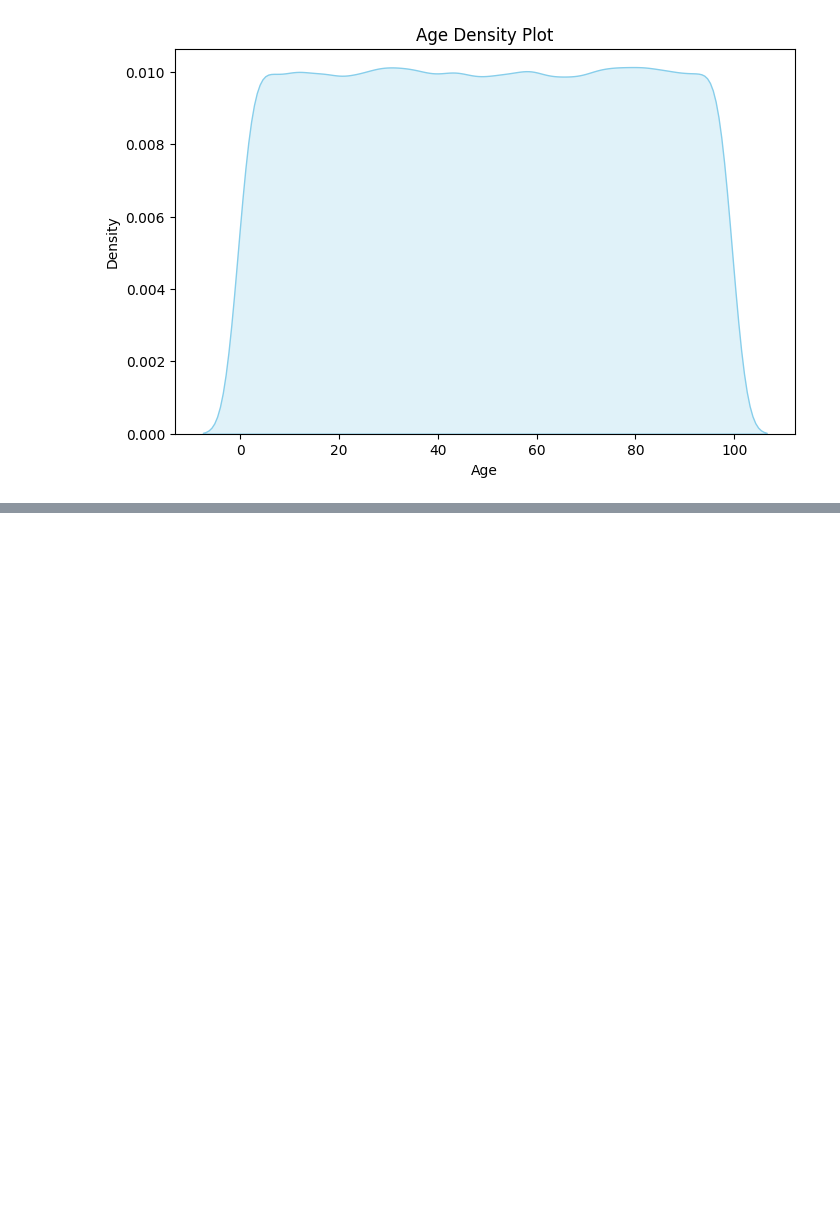
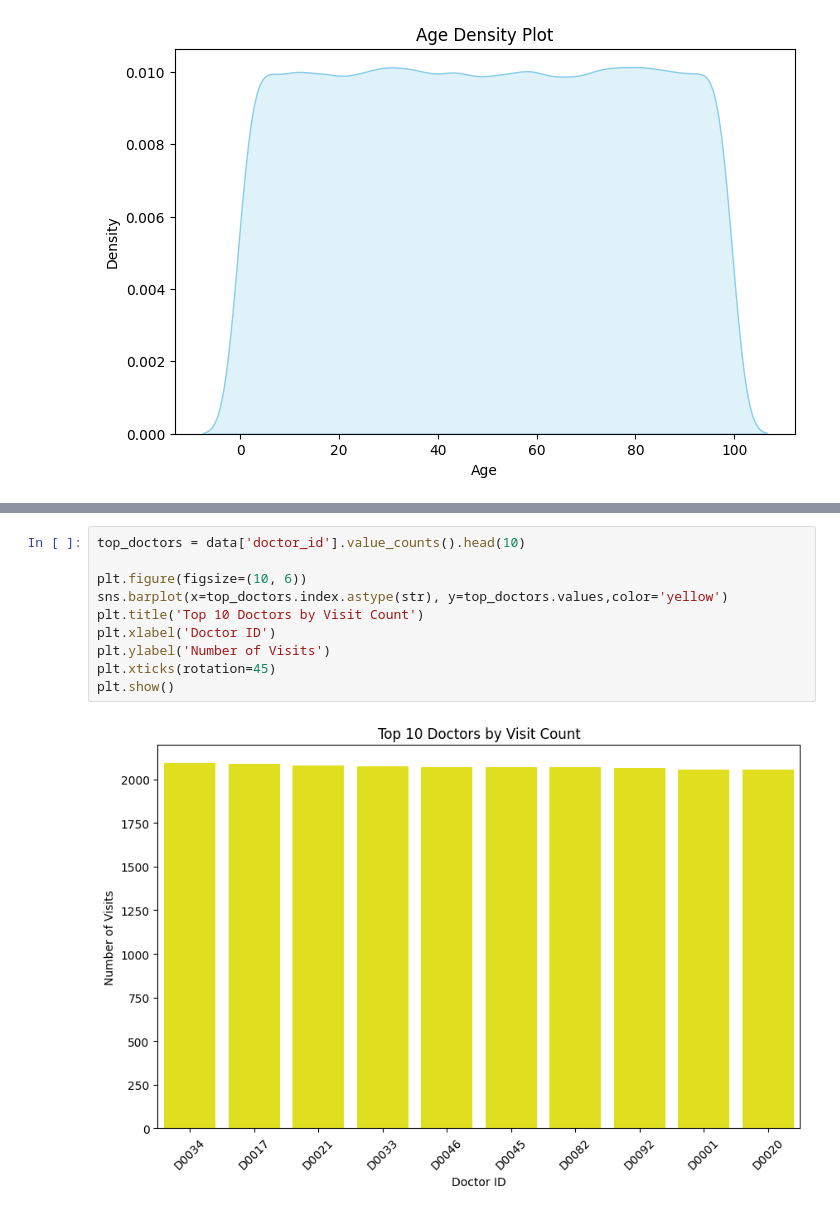
Before and after one commit to Thaheer7/portfolio, a Jupyter notebook: Untitled3.ipynb, the cells around one changed output, grey strips where cells are left out. Drawn from its saved outputs; the diff is of its cells as text; blank space fills up the shorter version.

```diff
--- a/Untitled3.ipynb
+++ b/Untitled3.ipynb
@@ -441,0 +538,12 @@ if 'age' in data.columns:
+# %%
+top_doctors = data['doctor_id'].value_counts().head(10)
+
+plt.figure(figsize=(10, 6))
+sns.barplot(x=top_doctors.index.astype(str), y=top_doctors.values,color='yellow')
+plt.title('Top 10 Doctors by Visit Count')
+plt.xlabel('Doctor ID')
+plt.ylabel('Number of Visits')
+plt.xticks(rotation=45)
+plt.show()
+# %% [output]
+[figure, added]
```
Also changed, not shown: parts of 4 cells of this notebook.
